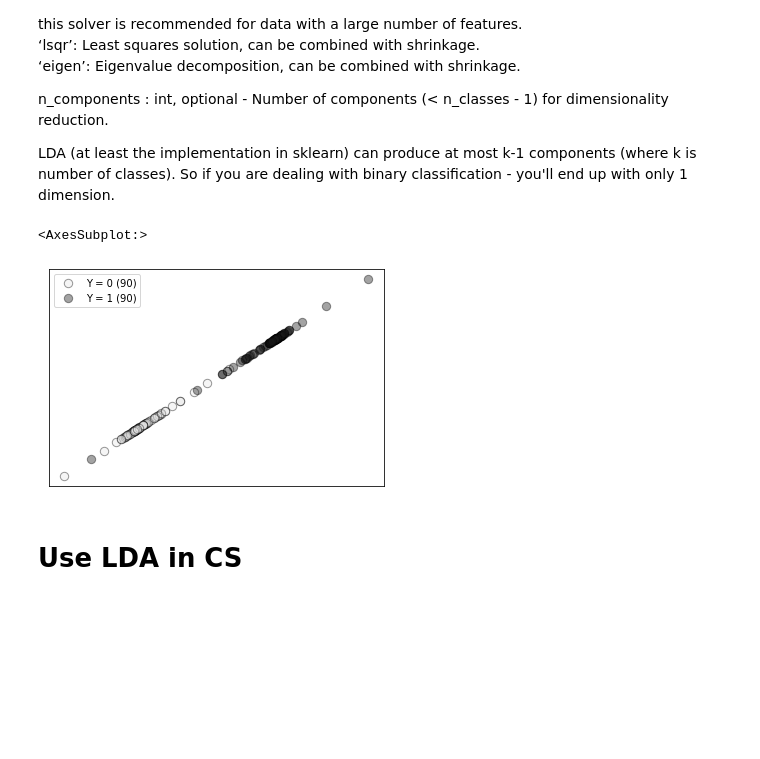
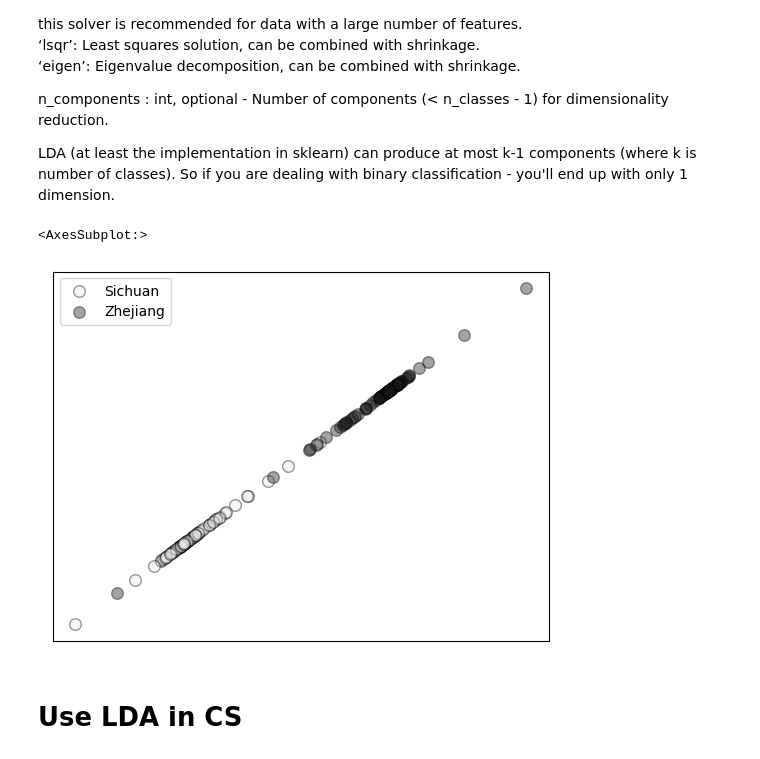
Before and after one commit to zhangys11/cs1, a Jupyter notebook: notebooks/Compressed Sensing - LDA.ipynb, the cells around one changed output. Drawn from its saved outputs; the diff is of its cells as text; code cells hidden in the pictures; blank space fills up the shorter version.

```diff
--- a/notebooks/Compressed Sensing - LDA.ipynb
+++ b/notebooks/Compressed Sensing - LDA.ipynb
@@ -15,6 +15,6 @@ Video("Linear Discriminant Analysis.mp4", embed = True)
 # %% [markdown]
 ### Within Class Scatter Matrix & Between Class Scatter Matrix
 # %%
-from cs1 import io
-X, y, X_names = io.PeekDataset('github/data/754a_C2S_Beimu.txt')
+from qsi import io
+X, y, X_names, _, labels = io.load_dataset('beimu')
 # %% [output]
@@ -58,13 +70,14 @@ n_components : int, optional  -  Number of components (< n_classes - 1) for dime
 LDA (at least the implementation in sklearn) can produce at most k-1 components (where k is number of classes). So if you are dealing with binary classification - you'll end up with only 1 dimension.
 # %%
 from sklearn.discriminant_analysis import LinearDiscriminantAnalysis
+import numpy as np
 
 clf = LinearDiscriminantAnalysis(store_covariance = True, n_components = 1)
 Z = clf.fit_transform(X, y)
-plotComponents2D(np.hstack((Z,Z)), y, labels)
+plot_components_2d(np.hstack((Z,Z)), y, legends = labels)
 # %% [output]
 <AxesSubplot:>
-[figure, old version]
+[figure, new version]
 # %% [markdown]
 # Use LDA in CS
 # %%
```
Also changed, not shown: parts of 15 cells of this notebook, 7 other files.
